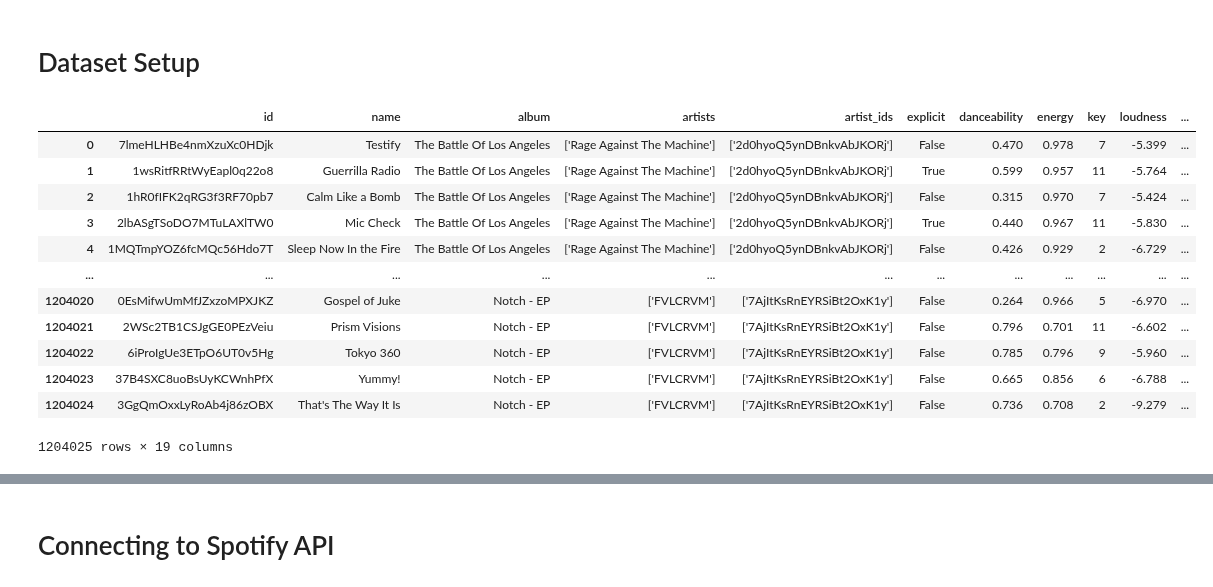
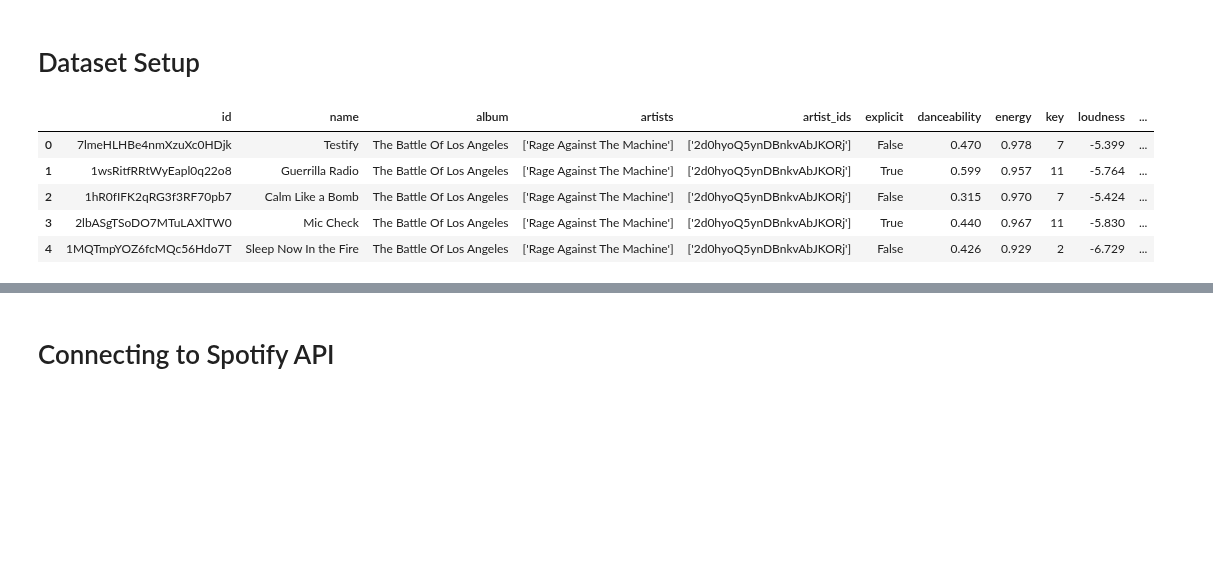
Before and after one commit to RohitValiveti/music-discovery, a Jupyter notebook: model/model.ipynb, the cells around one changed output, grey strips where cells are left out. Drawn from its saved outputs; the diff is of its cells as text; code cells hidden in the pictures; blank space fills up the shorter version.

```diff
--- a/model/model.ipynb
+++ b/model/model.ipynb
@@ -13,21 +15,14 @@ from dateutil.relativedelta import relativedelta
 # %%
 all_tracks_df = pd.read_csv('tracks_features.csv')
 all_tracks_df = all_tracks_df.drop(['album_id', 'track_number', 'disc_number', 'year', 'release_date'],axis=1)
-all_tracks_df
+all_tracks_df.head()
 # %% [output]
 |  | id | name | album | artists | artist_ids | explicit | danceability | energy | key | loudness | ... |
 | 0 | 7lmeHLHBe4nmXzuXc0HDjk | Testify | The Battle Of Los Angeles | ['Rage Against The Machine'] | ['2d0hyoQ5ynDBnkvAbJKORj'] | False | 0.470 | 0.978 | 7 | -5.399 | ... |
 | 1 | 1wsRitfRRtWyEapl0q22o8 | Guerrilla Radio | The Battle Of Los Angeles | ['Rage Against The Machine'] | ['2d0hyoQ5ynDBnkvAbJKORj'] | True | 0.599 | 0.957 | 11 | -5.764 | ... |
 | 2 | 1hR0fIFK2qRG3f3RF70pb7 | Calm Like a Bomb | The Battle Of Los Angeles | ['Rage Against The Machine'] | ['2d0hyoQ5ynDBnkvAbJKORj'] | False | 0.315 | 0.970 | 7 | -5.424 | ... |
 | 3 | 2lbASgTSoDO7MTuLAXlTW0 | Mic Check | The Battle Of Los Angeles | ['Rage Against The Machine'] | ['2d0hyoQ5ynDBnkvAbJKORj'] | True | 0.440 | 0.967 | 11 | -5.830 | ... |
 | 4 | 1MQTmpYOZ6fcMQc56Hdo7T | Sleep Now In the Fire | The Battle Of Los Angeles | ['Rage Against The Machine'] | ['2d0hyoQ5ynDBnkvAbJKORj'] | False | 0.426 | 0.929 | 2 | -6.729 | ... |
-| ... | ... | ... | ... | ... | ... | ... | ... | ... | ... | ... | ... |
-| 1204020 | 0EsMifwUmMfJZxzoMPXJKZ | Gospel of Juke | Notch - EP | ['FVLCRVM'] | ['7AjItKsRnEYRSiBt2OxK1y'] | False | 0.264 | 0.966 | 5 | -6.970 | ... |
-| 1204021 | 2WSc2TB1CSJgGE0PEzVeiu | Prism Visions | Notch - EP | ['FVLCRVM'] | ['7AjItKsRnEYRSiBt2OxK1y'] | False | 0.796 | 0.701 | 11 | -6.602 | ... |
-| 1204022 | 6iProIgUe3ETpO6UT0v5Hg | Tokyo 360 | Notch - EP | ['FVLCRVM'] | ['7AjItKsRnEYRSiBt2OxK1y'] | False | 0.785 | 0.796 | 9 | -5.960 | ... |
-| 1204023 | 37B4SXC8uoBsUyKCWnhPfX | Yummy! | Notch - EP | ['FVLCRVM'] | ['7AjItKsRnEYRSiBt2OxK1y'] | False | 0.665 | 0.856 | 6 | -6.788 | ... |
-| 1204024 | 3GgQmOxxLyRoAb4j86zOBX | That's The Way It Is | Notch - EP | ['FVLCRVM'] | ['7AjItKsRnEYRSiBt2OxK1y'] | False | 0.736 | 0.708 | 2 | -9.279 | ... |
-1204025 rows × 19 columns
 # %%
 from sklearn.preprocessing import MinMaxScaler
 
```
Also changed, not shown: parts of 6 cells of this notebook.
